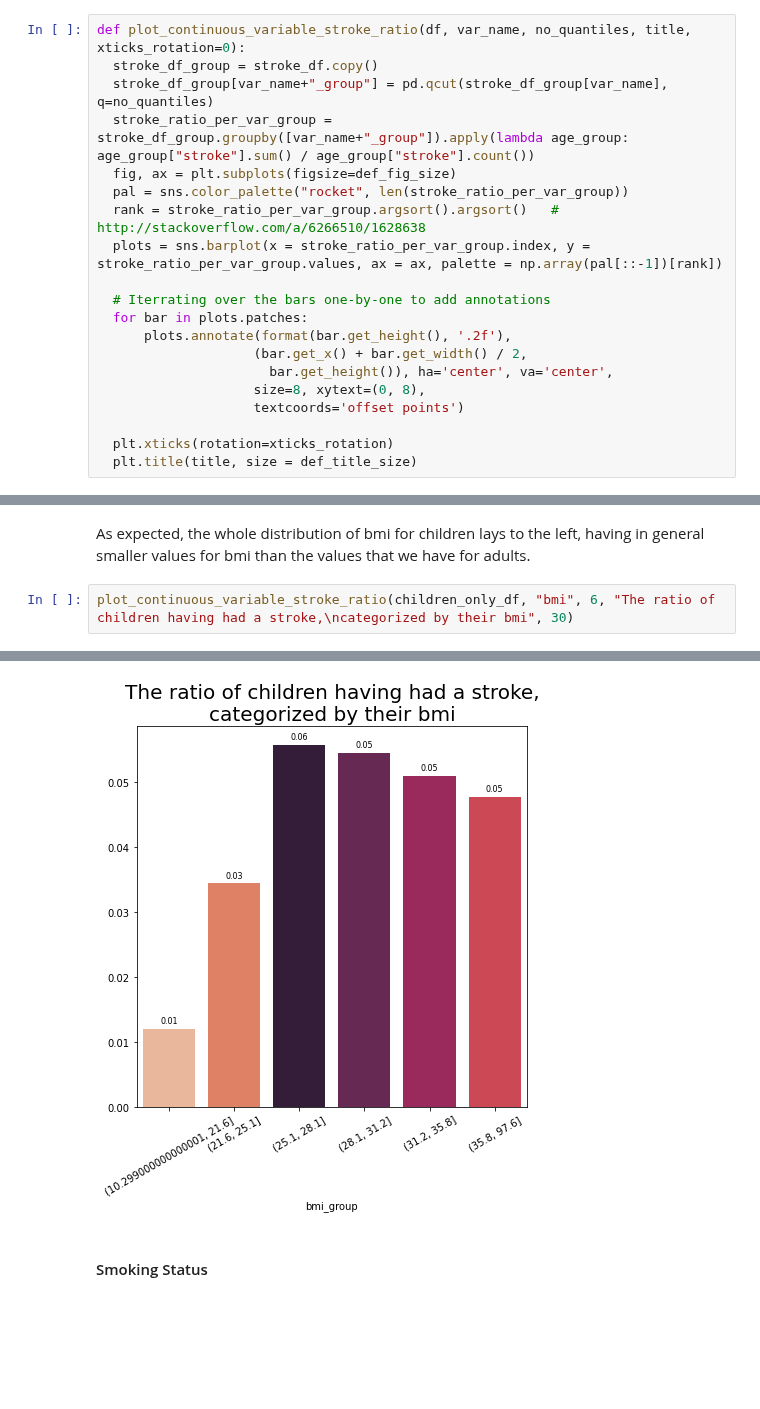
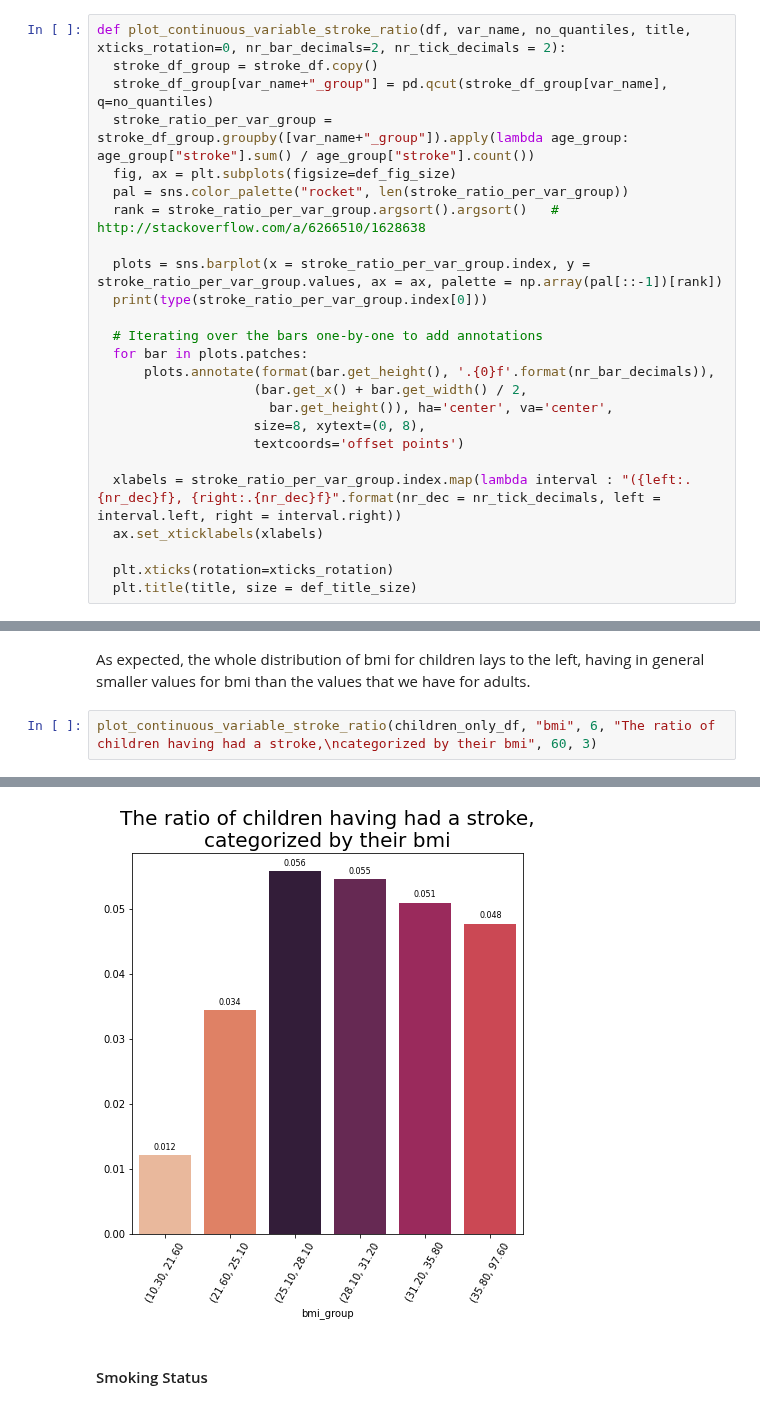
Before and after one commit to bori00/Stroke-Predictor, a Jupyter notebook: Stroke_Predictor.ipynb, the cells around one changed output, grey strips where cells are left out. Saved outputs shown, nothing was run; the diff lists cells and outputs as text; blank space fills up the shorter version.

Commit message:
fix xticks formatting issue

```diff
--- a/Stroke_Predictor.ipynb
+++ b/Stroke_Predictor.ipynb
@@ -89,23 +90,28 @@ def plot_continuous_variable_distribution(df, var_series, var_name, title):
 
   plt.title(title, size=def_title_size)
 # %%
-def plot_continuous_variable_stroke_ratio(df, var_name, no_quantiles, title, xticks_rotation=0):
+def plot_continuous_variable_stroke_ratio(df, var_name, no_quantiles, title, xticks_rotation=0, nr_bar_decimals=2, nr_tick_decimals = 2):
   stroke_df_group = stroke_df.copy()
   stroke_df_group[var_name+"_group"] = pd.qcut(stroke_df_group[var_name], q=no_quantiles)
   stroke_ratio_per_var_group = stroke_df_group.groupby([var_name+"_group"]).apply(lambda age_group: age_group["stroke"].sum() / age_group["stroke"].count())
   fig, ax = plt.subplots(figsize=def_fig_size)
   pal = sns.color_palette("rocket", len(stroke_ratio_per_var_group))
   rank = stroke_ratio_per_var_group.argsort().argsort()   # http://stackoverflow.com/a/6266510/1628638
+
   plots = sns.barplot(x = stroke_ratio_per_var_group.index, y = stroke_ratio_per_var_group.values, ax = ax, palette = np.array(pal[::-1])[rank])
+  print(type(stroke_ratio_per_var_group.index[0]))
 
-  # Iterrating over the bars one-by-one to add annotations
+  # Iterating over the bars one-by-one to add annotations
   for bar in plots.patches:
-      plots.annotate(format(bar.get_height(), '.2f'),
+      plots.annotate(format(bar.get_height(), '.{0}f'.format(nr_bar_decimals)),
                     (bar.get_x() + bar.get_width() / 2,
                       bar.get_height()), ha='center', va='center',
                     size=8, xytext=(0, 8),
                     textcoords='offset points')
 
+  xlabels = stroke_ratio_per_var_group.index.map(lambda interval : "({left:.{nr_dec}f}, {right:.{nr_dec}f}".format(nr_dec = nr_tick_decimals, left = interval.left, right = interval.right))
+  ax.set_xticklabels(xlabels)
+
   plt.xticks(rotation=xticks_rotation)
   plt.title(title, size = def_title_size)
 # %%
@@ -469,5 +476,5 @@ plot_continuous_variable_distribution(children_only_df, children_only_df.bmi, "b
 # %% [markdown]
 As expected, the whole distribution of bmi for children lays to the left, having in general smaller values for bmi than the values that we have for adults.
 # %%
-plot_continuous_variable_stroke_ratio(children_only_df, "bmi", 6, "The ratio of children having had a stroke,\ncategorized by their bmi", 30)
+plot_continuous_variable_stroke_ratio(children_only_df, "bmi", 6, "The ratio of children having had a stroke,\ncategorized by their bmi", 60, 3)
 # %% [output]
@@ -474,4 +482,4 @@ plot_continuous_variable_stroke_ratio(children_only_df, "bmi", 6, "The ratio of
-[figure, old version]
+[figure, new version]
 # %% [markdown]
 #### Smoking Status
 # %% [markdown]
```
Also changed, not shown: parts of 7 cells of this notebook.
